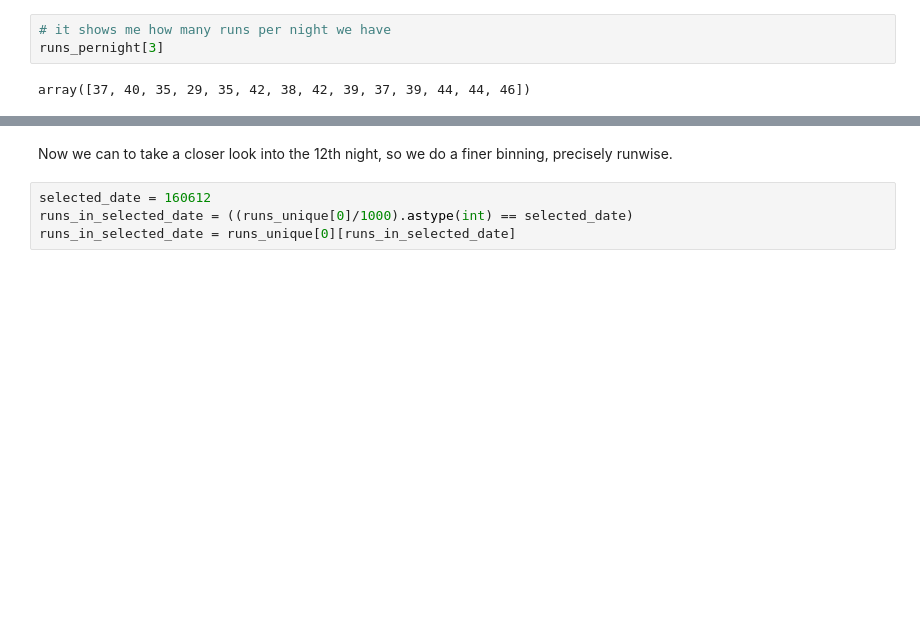
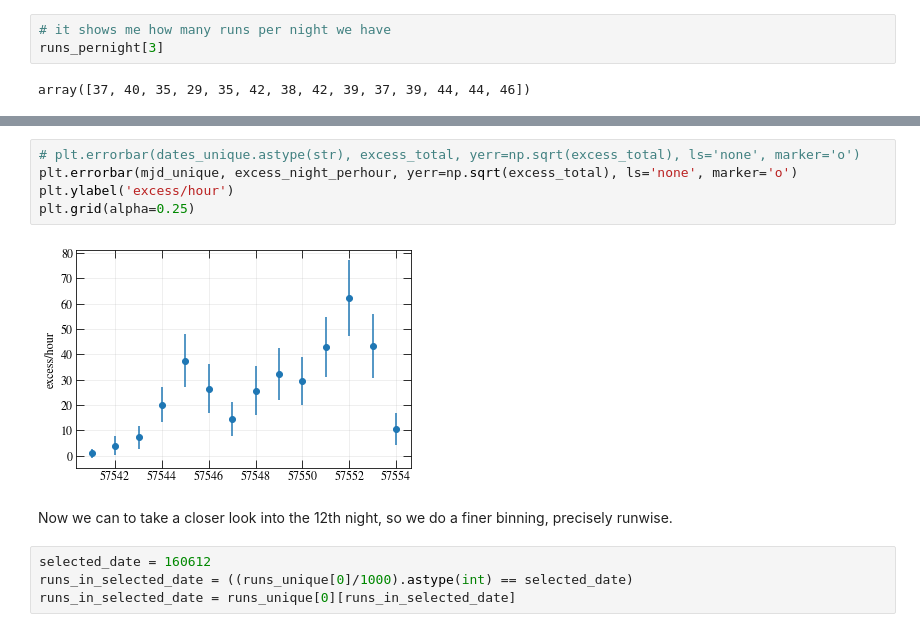
Before and after one commit to kaoriinakashima/gammaray_in_class, a Jupyter notebook: 3-light_curve_draft.ipynb, the cells around one changed output, grey strips where cells are left out. Drawn from its saved outputs; the diff is of its cells as text; blank space fills up the shorter version.

```diff
--- a/3-light_curve_draft.ipynb
+++ b/3-light_curve_draft.ipynb
@@ -208,3 +264,10 @@ plt.grid(alpha=0.25)
+# %%
+# plt.errorbar(dates_unique.astype(str), excess_total, yerr=np.sqrt(excess_total), ls='none', marker='o')
+plt.errorbar(mjd_unique, excess_night_perhour, yerr=np.sqrt(excess_total), ls='none', marker='o')
+plt.ylabel('excess/hour')
+plt.grid(alpha=0.25)
+# %% [output]
+[figure, added]
 # %% [markdown]
 Now we can to take a closer look into the 12th night, so we do a finer binning, precisely runwise.
 # %%
```
Also changed, not shown: parts of 14 cells of this notebook, 1 other file.
